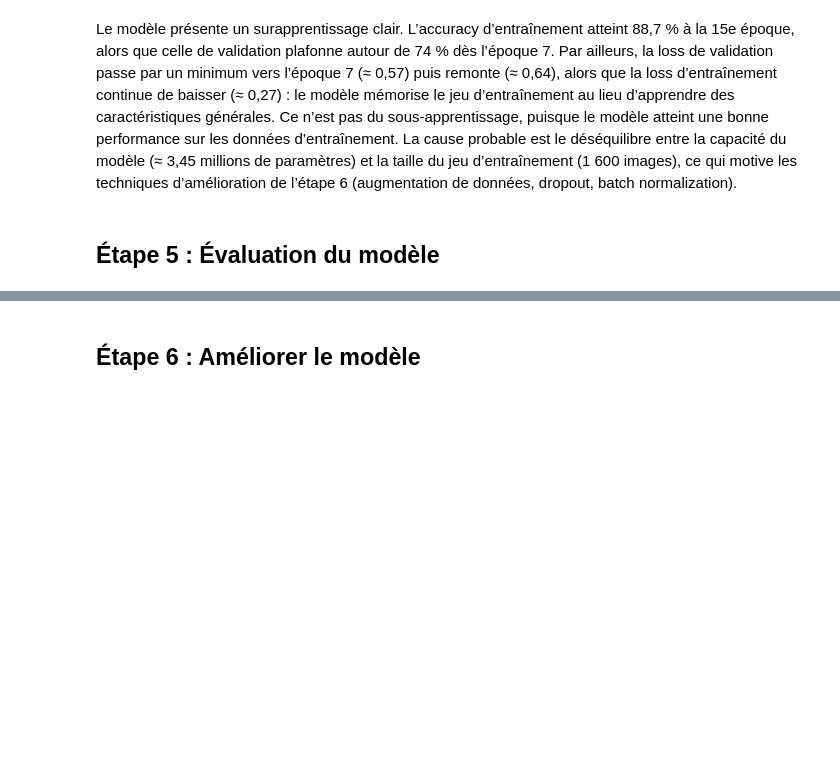
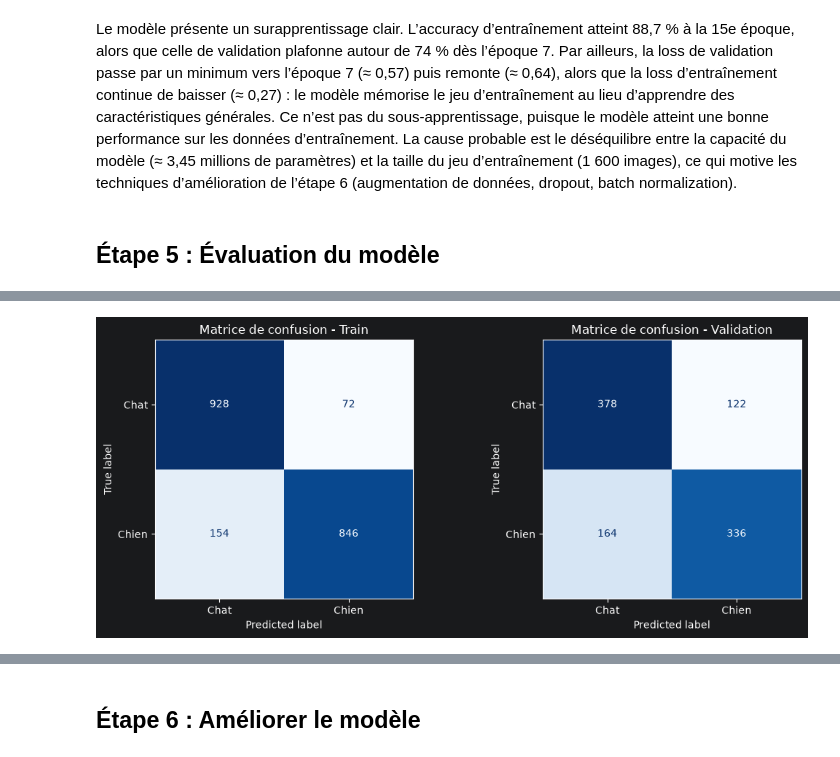
Before and after one commit to Amafin/IAetMLforIT_Project, a Jupyter notebook: Project.ipynb, the cells around one changed output, grey strips where cells are left out. Saved outputs shown, nothing was run; the diff lists cells and outputs as text; code cells hidden in the pictures; blank space fills up the shorter version.

```diff
--- a/Project.ipynb
+++ b/Project.ipynb
@@ -453,0 +404,95 @@ Sur le jeu de test (400 images), le modèle de base atteint une accuracy de 73,8
+# %%
+# 1. Générateurs d'évaluation avec shuffle=False (indispensable pour aligner prédictions et vérités terrain)
+eval_datagen = ImageDataGenerator(rescale=1.0 / 255)
+
+train_eval_gen = eval_datagen.flow_from_directory(
+    TRAIN_DIR,
+    target_size=(IMG_SIZE, IMG_SIZE),
+    batch_size=32,
+    class_mode="binary",
+    shuffle=False
+)
+
+val_eval_gen = eval_datagen.flow_from_directory(
+    VAL_DIR,
+    target_size=(IMG_SIZE, IMG_SIZE),
+    batch_size=32,
+    class_mode="binary",
+    shuffle=False
+)
+
+# 2. Prédictions et calcul des métriques
+def get_predictions_and_metrics(gen):
+    gen.reset()
+    probs = model.predict(gen, verbose=0).ravel()
+    y_pred = (probs > 0.5).astype(int)
+    y_true = gen.classes
+
+    cm = confusion_matrix(y_true, y_pred)
+    metrics = {
+        "Accuracy": accuracy_score(y_true, y_pred),
+        "Rappel": recall_score(y_true, y_pred),
+        "F1-score": f1_score(y_true, y_pred)
+    }
+    return y_true, y_pred, cm, metrics
+
+y_true_tr, y_pred_tr, cm_train, m_train = get_predictions_and_metrics(train_eval_gen)
+y_true_val, y_pred_val, cm_val, m_val = get_predictions_and_metrics(val_eval_gen)
+
+# 3. Affichage textuel comparatif
+df_compare = pd.DataFrame([m_train, m_val], index=["Train", "Validation"]).round(4)
+print("--- Comparaison des scores ---")
+print(df_compare)
+print("------------------------------\n")
+
+# 4. Tracé graphique : 2 Matrices de confusion côte à côte
+fig_cm, axes_cm = plt.subplots(1, 2, figsize=(11, 4.5))
+
+disp_tr = ConfusionMatrixDisplay(cm_train, display_labels=["Chat", "Chien"])
+disp_tr.plot(ax=axes_cm[0], cmap="Blues", values_format="d", colorbar=False)
+axes_cm[0].set_title("Matrice de confusion - Train")
+axes_cm[0].grid(False)
+
+disp_val = ConfusionMatrixDisplay(cm_val, display_labels=["Chat", "Chien"])
+disp_val.plot(ax=axes_cm[1], cmap="Blues", values_format="d", colorbar=False)
+axes_cm[1].set_title("Matrice de confusion - Validation")
+axes_cm[1].grid(False)
+
+plt.tight_layout()
+plt.show()
+
+# 5. Tracé graphique : Histogramme comparatif côte à côte (Train vs Validation)
+labels = list(m_train.keys())
+scores_train = list(m_train.values())
+scores_val = list(m_val.values())
+
+x = np.arange(len(labels))
+width = 0.35
+
+fig_bar, ax_bar = plt.subplots(figsize=(8, 5))
+
+bars_tr = ax_bar.bar(x - width/2, scores_train, width, label="Train", color="#1f77b4")
+bars_val = ax_bar.bar(x + width/2, scores_val, width, label="Validation", color="#ff7f0e")
+
+ax_bar.set_ylabel("Score")
+ax_bar.set_title("Comparaison des métriques : Train vs Validation")
+ax_bar.set_xticks(x)
+ax_bar.set_xticklabels(labels)
+ax_bar.set_ylim(0, 1.15)
+ax_bar.legend()
+ax_bar.grid(axis="y", linestyle="--", alpha=0.5)
+
+# Ajout des pourcentages au-dessus de chaque barre
+for bar in bars_tr:
+    h = bar.get_height()
+    ax_bar.annotate(f"{h:.1%}", xy=(bar.get_x() + bar.get_width() / 2, h),
+                    xytext=(0, 4), textcoords="offset points", ha="center", va="bottom", fontsize=9, fontweight="bold")
+
+for bar in bars_val:
+    h = bar.get_height()
+    ax_bar.annotate(f"{h:.1%}", xy=(bar.get_x() + bar.get_width() / 2, h),
+                    xytext=(0, 4), textcoords="offset points", ha="center", va="bottom", fontsize=9, fontweight="bold")
+
+plt.tight_layout()
+plt.show()
+# %% [output]
@@ -453,0 +506 @@ Sur le jeu de test (400 images), le modèle de base atteint une accuracy de 73,8
+[figure, added]
```
Also changed, not shown: parts of 20 cells of this notebook.
